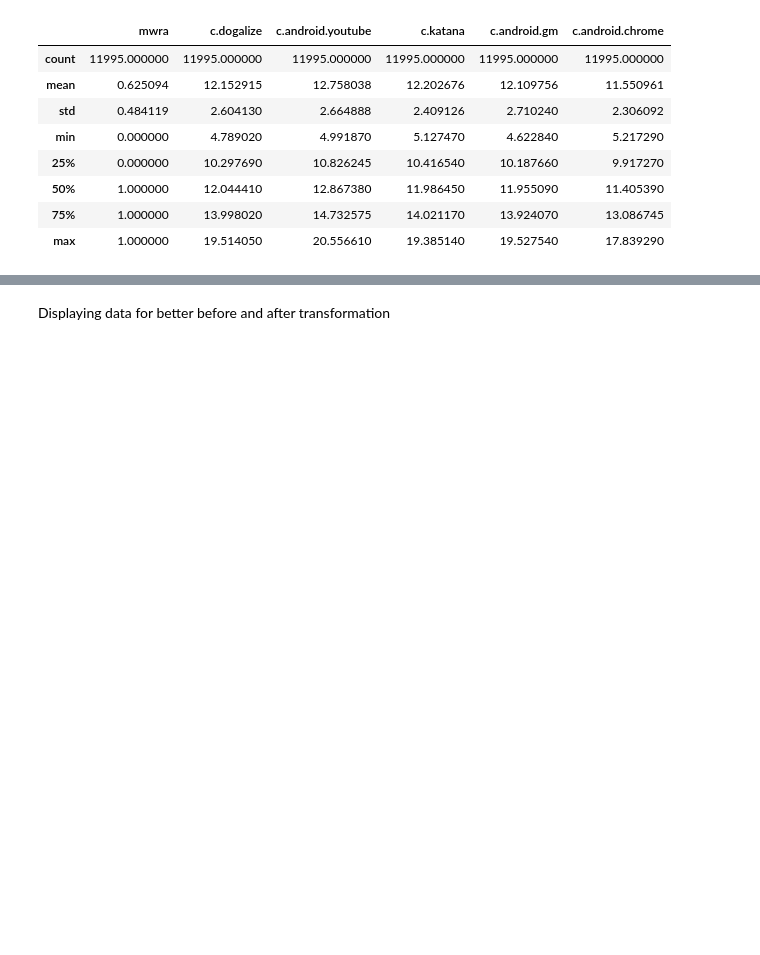
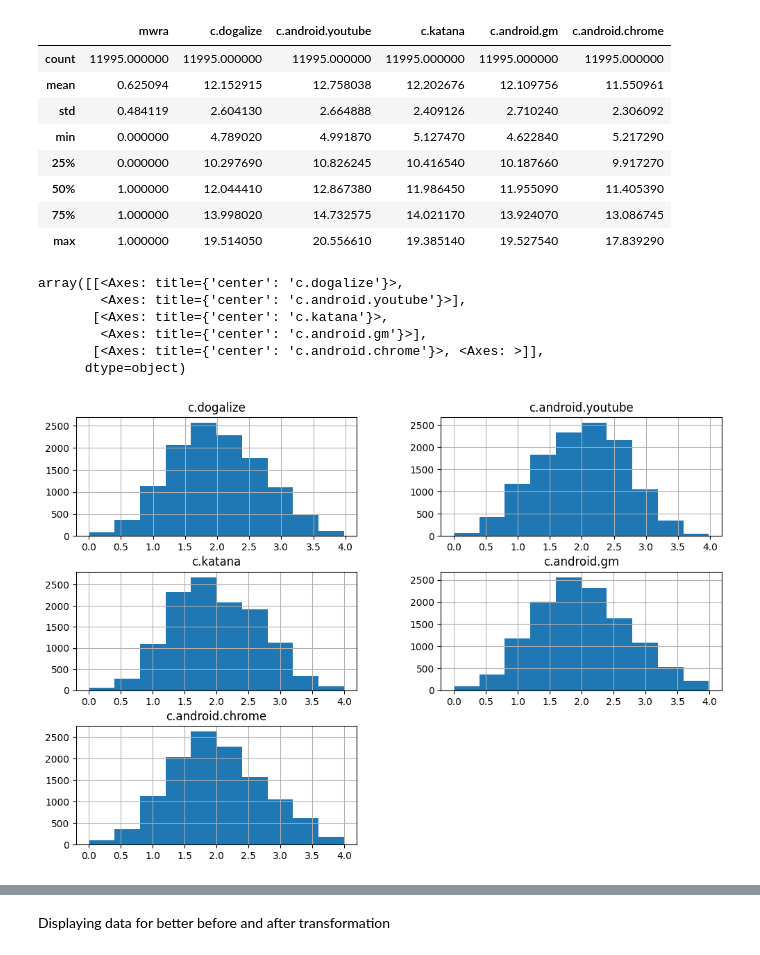
Before and after one commit to tomasswaier/IAU_project, a Jupyter notebook: second_project.ipynb, the cells around one changed output, grey strips where cells are left out. Cells and saved outputs as stored; diff of their text form; code cells hidden in the pictures; blank space fills up the shorter version.

```diff
--- a/second_project.ipynb
+++ b/second_project.ipynb
@@ -133,3 +138,13 @@ df_connections[mid_std_columns] = minmax_scaler.fit_transform(df_connections[mid
+# %%
+df_connections.hist(column=df_connections.columns[1:],figsize=(12,8))
+# %% [output]
+array([[<Axes: title={'center': 'c.dogalize'}>,
+        <Axes: title={'center': 'c.android.youtube'}>],
+       [<Axes: title={'center': 'c.katana'}>,
+        <Axes: title={'center': 'c.android.gm'}>],
+       [<Axes: title={'center': 'c.android.chrome'}>, <Axes: >]],
+      dtype=object)
+[figure, added]
 # %%
 df_connections.describe()
 # %% [output]
```
Also changed, not shown: parts of 5 cells of this notebook.
